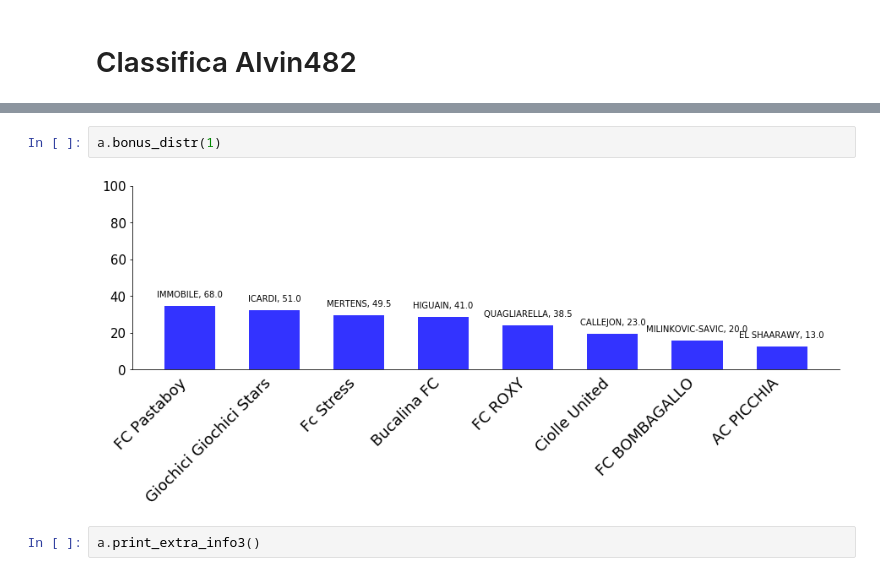
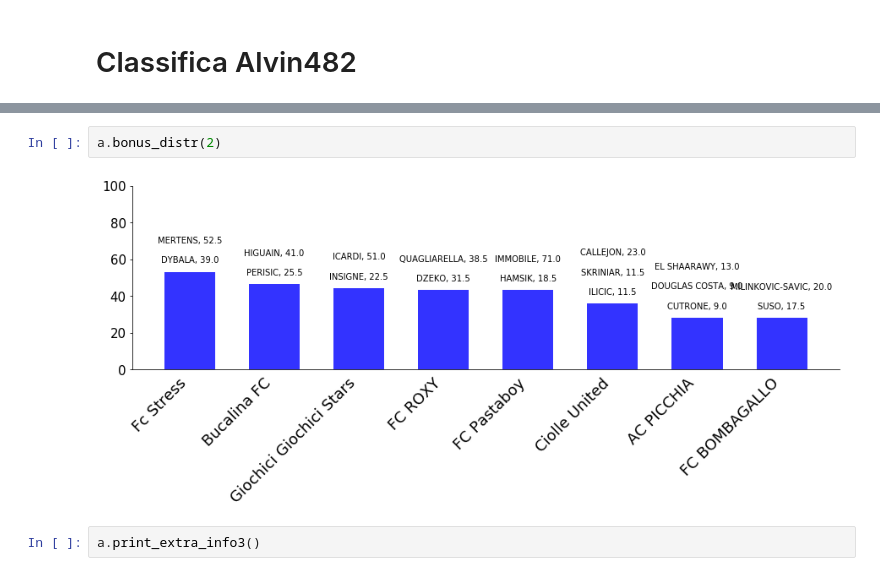
Before and after one commit to alaporta85/fanta3_0, a Jupyter notebook: MANTRA_code/Fantacalcio.ipynb, the cells around one changed output, grey strips where cells are left out. Drawn from its saved outputs; the diff is of its cells as text.

```diff
--- a/MANTRA_code/Fantacalcio.ipynb
+++ b/MANTRA_code/Fantacalcio.ipynb
@@ -60,7 +60,7 @@ FC BOMBAGALLO            4.7       6.0        6.7   6.7
 # %%
-a.bonus_distr(1)
+a.bonus_distr(2)
 # %% [output]
-[figure, old version]
+[figure, new version]
 # %%
 a.print_extra_info3()
 # %% [output]
```
Also changed, not shown: parts of 6 cells of this notebook, 9 other files.
